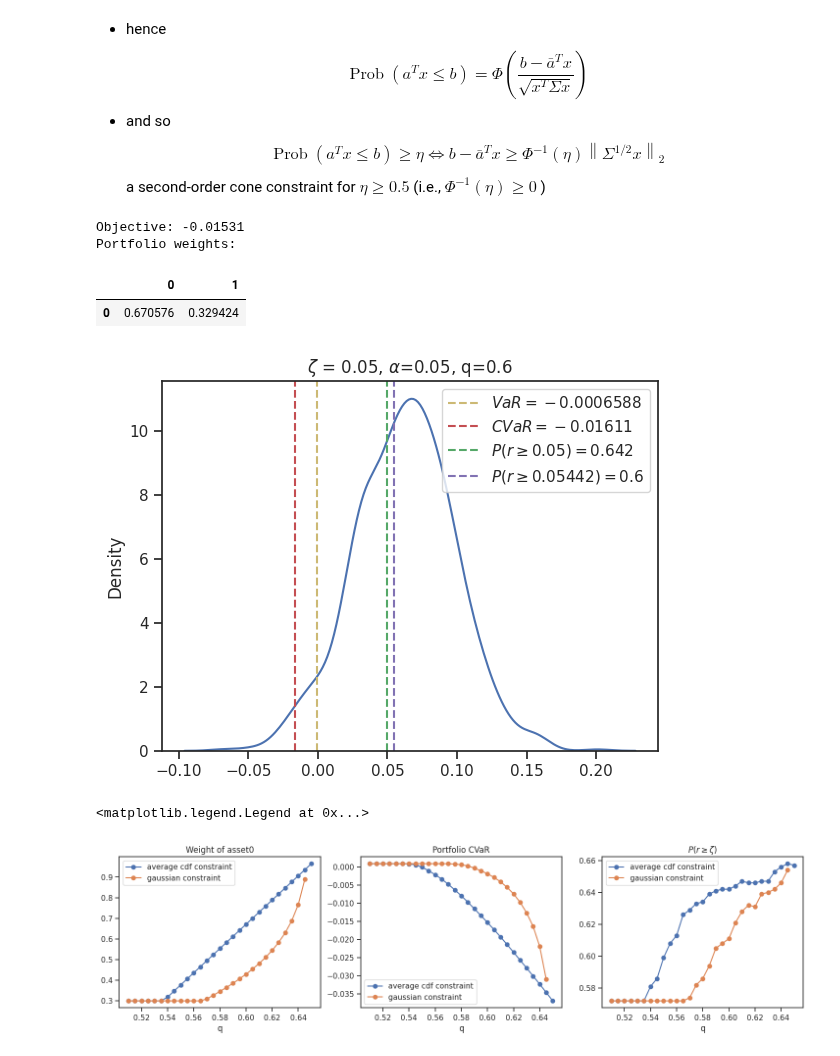
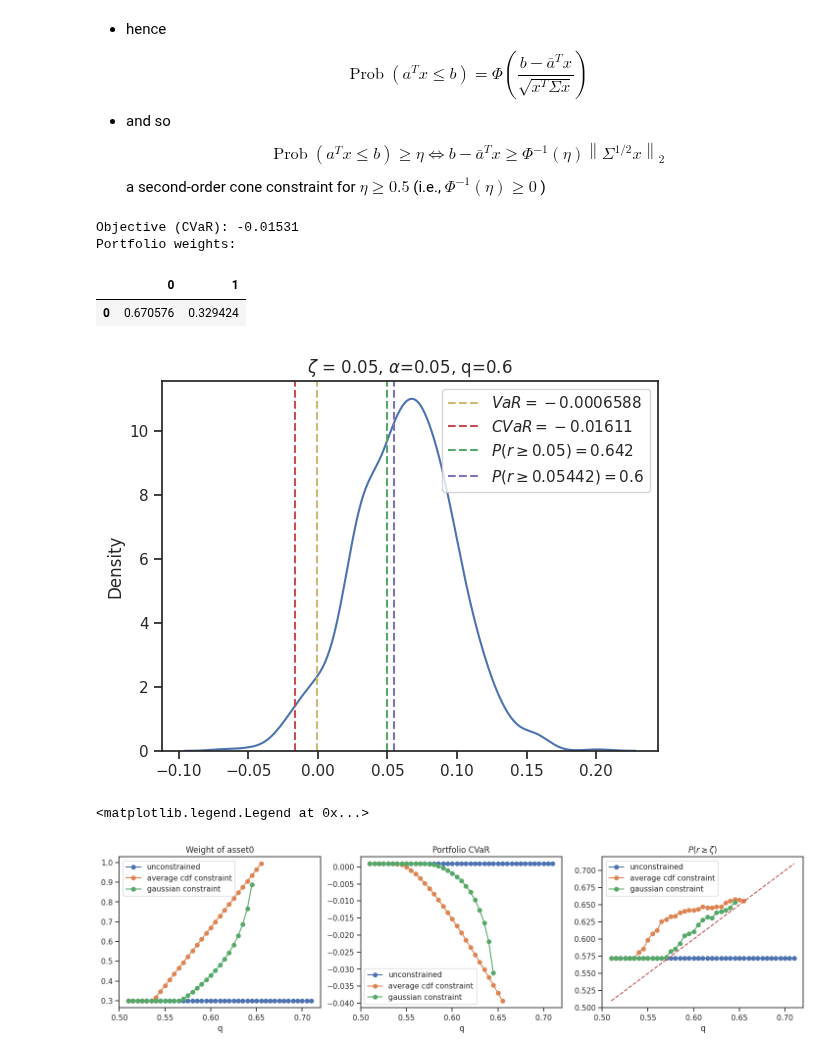
Before and after one commit to starovoitovs/defi, a Jupyter notebook: generator_cvar_soc.ipynb, the cells around one changed output. Saved outputs shown, nothing was run; the diff lists cells and outputs as text; code cells hidden in the pictures.

```diff
--- a/generator_cvar_soc.ipynb
+++ b/generator_cvar_soc.ipynb
@@ -239,8 +239,6 @@ $$
 \operatorname{Prob}\left(a^T x \leq b\right) \geq \eta \Longleftrightarrow b-\bar{a}^T x \geq \Phi^{-1}(\eta)\left\|\Sigma^{1 / 2} x\right\|_2
 $$
 a second-order cone constraint for $\eta \geq 0.5$ (i.e., $\Phi^{-1}(\eta) \geq 0$ )
-# %%
-q = 0.6
 # %%
 N_returns, N_assets = log_ret.shape
 
@@ -284,14 +282,14 @@ print("Portfolio weights:")
 display(pd.DataFrame(portfolio_weights).T)
 plot_hist(portfolio_returns, zeta=zeta, alpha=alpha, q=q)
 # %% [output]
-Objective: -0.01531
+Objective (CVaR): -0.01531
 Portfolio weights:
 |  | 0 | 1 |
 | 0 | 0.670576 | 0.329424 |
 [figure]
 # %%
 N_points = 41
-N_additional_constraints = 2
+N_additional_constraints = 3
 N_metrics = 3
 
 qs = np.linspace(0.51, 0.71, N_points)
@@ -315,6 +313,9 @@ for i, q in tqdm(enumerate(qs)):
 
     arr = []
 
+    # unconstrained
+    arr += [[]]
+
     # lower bound: average of emp cdf:
     # might not be a valid constraint!
     emp_cdf_005 = np.mean(log_ret >= 0.05, axis=0)
@@ -325,9 +326,11 @@ for i, q in tqdm(enumerate(qs)):
     sqrtcov = sqrtm(cov)
     arr += [[cp.SOC((-zeta + mean @ weights) / norm.ppf(q), sqrtcov @ weights)]]
 
-    try:
+    N_completed = 0
 
-        for j, additional_constraints in enumerate(arr):
+    for j, additional_constraints in enumerate(arr):
+
+        try:
 
             # # naive idea for the return constraint:
             # constraints += [cp.sum(log_ret @ weights >= zeta) >= q * N_returns]
@@ -349,28 +352,39 @@ for i, q in tqdm(enumerate(qs)):
             results[i, j, 1] = -result/1000
             results[i, j, 2] = np.mean(portfolio_returns >= zeta)
 
-    except:
+            N_completed += 1
+
+        except:
+            continue
+
+    # if failed for all constraints, break
+    if N_completed == 0:
         break
 # %%
 fig, ax = plt.subplots(ncols=3, figsize=(18, 4))
 
 ax[0].set_title('Weight of asset0')
-ax[0].plot(qs, results[:, 0, 0], marker='o', label='average cdf constraint')
-ax[0].plot(qs, results[:, 1, 0], marker='o', label='gaussian constraint')
+ax[0].plot(qs, results[:, 0, 0], marker='o', label='unconstrained')
+ax[0].plot(qs, results[:, 1, 0], marker='o', label='average cdf constraint')
+ax[0].plot(qs, results[:, 2, 0], marker='o', label='gaussian constraint')
 ax[0].set_xlabel('q')
 ax[0].legend()
 
 ax[1].set_title('Portfolio CVaR')
-ax[1].plot(qs, results[:, 0, 1], marker='o', label='average cdf constraint')
-ax[1].plot(qs, results[:, 1, 1], marker='o', label='gaussian constraint')
+ax[1].plot(qs, results[:, 0, 1], marker='o', label='unconstrained')
+ax[1].plot(qs, results[:, 1, 1], marker='o', label='average cdf constraint')
+ax[1].plot(qs, results[:, 2, 1], marker='o', label='gaussian constraint')
 ax[1].set_xlabel('q')
 ax[1].legend()
 
 ax[2].set_title('$P(r \geq \zeta)$')
-ax[2].plot(qs, results[:, 0, 2], marker='o', label='average cdf constraint')
-ax[2].plot(qs, results[:, 1, 2], marker='o', label='gaussian constraint')
+ax[2].plot(qs, results[:, 0, 2], marker='o', label='unconstrained')
+ax[2].plot(qs, results[:, 1, 2], marker='o', label='average cdf constraint')
+ax[2].plot(qs, results[:, 2, 2], marker='o', label='gaussian constraint')
+# i0, i1 = np.argmax(~np.isnan(results).any(axis=(1, 2))), np.argmin(~np.isnan(results).any(axis=(1, 2))) + 1
+ax[2].plot(qs, qs, ls='--')
 ax[2].set_xlabel('q')
 ax[2].legend()
 # %% [output]
 <matplotlib.legend.Legend at 0x...>
-[figure, old version]
+[figure, new version]
```
Also changed, not shown: parts of 5 cells of this notebook.
